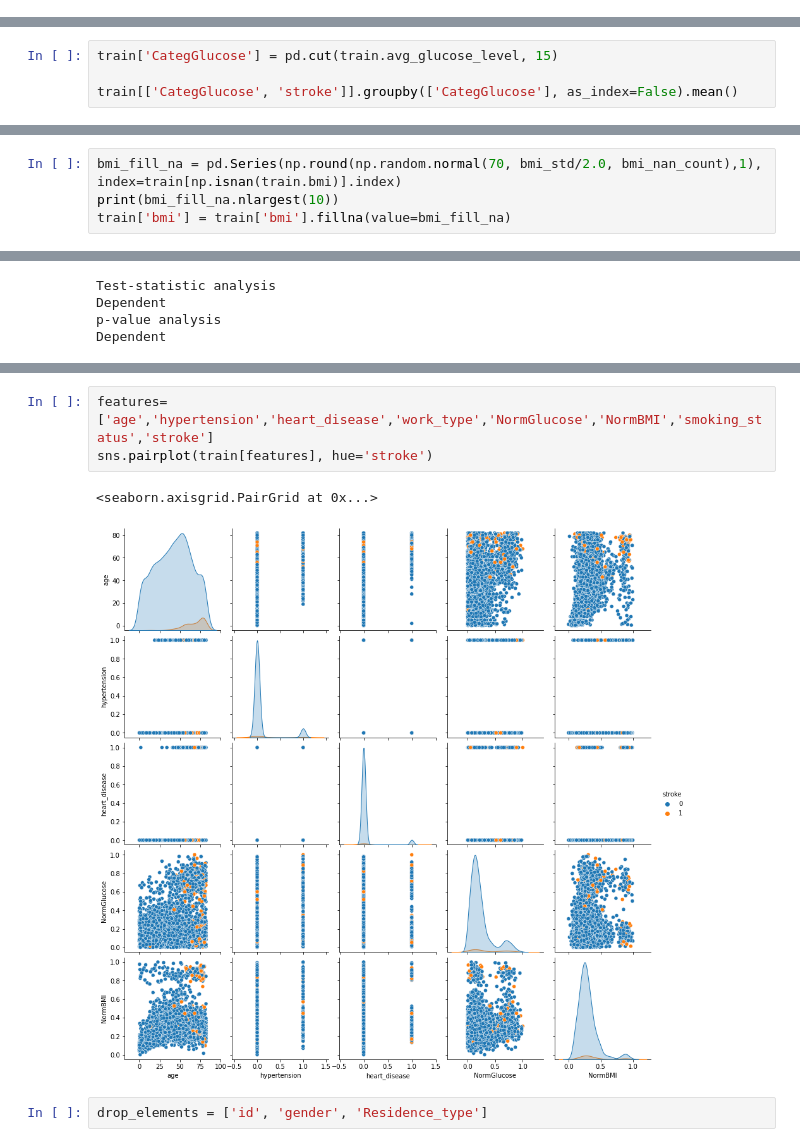
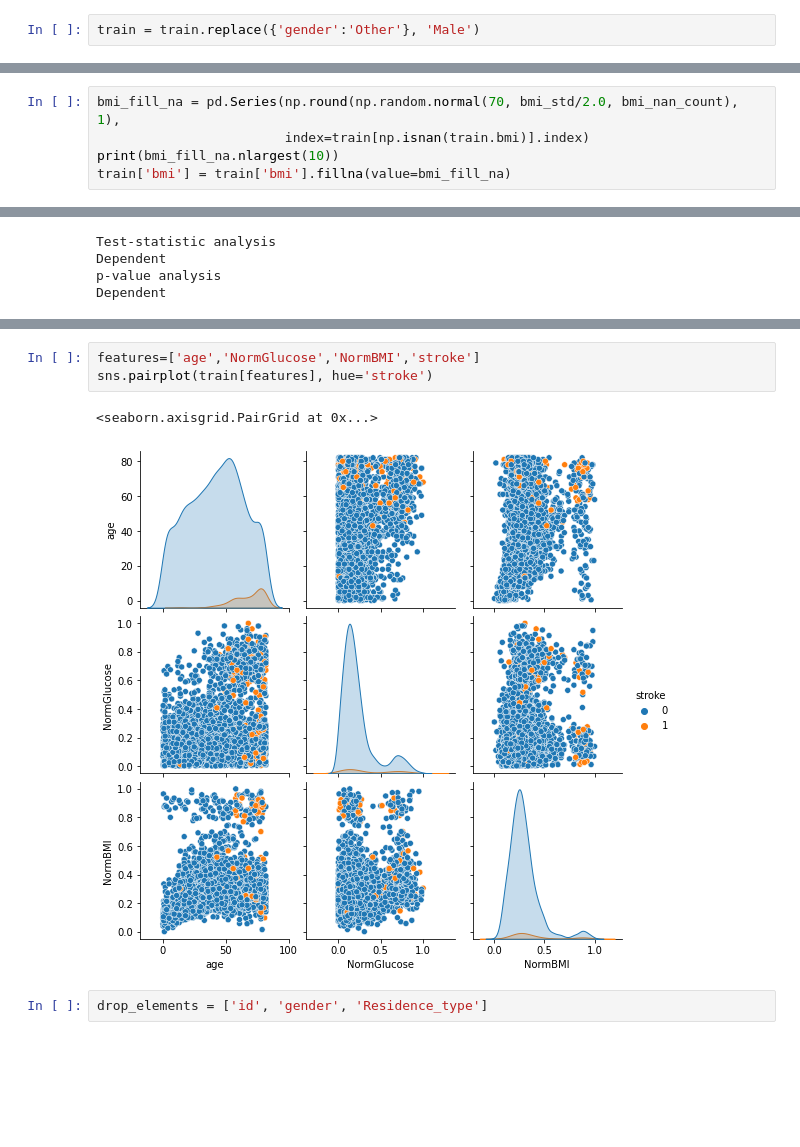
Before and after one commit to MykhaiIo/heart-attention, a Jupyter notebook: data/feature_engineering.ipynb, the cells around one changed output, grey strips where cells are left out. Cells and saved outputs as stored; diff of their text form; blank space fills up the shorter version.

```diff
--- a/data/feature_engineering.ipynb
+++ b/data/feature_engineering.ipynb
@@ -115,0 +174,2 @@ See Full Dataframe in Mito
+# %%
+train = train.replace({'gender':'Other'}, 'Male')
@@ -150,4 +248,0 @@ sns.boxplot(x=train.avg_glucose_level)
-# %%
-train['CategGlucose'] = pd.cut(train.avg_glucose_level, 15)
-
-train[['CategGlucose', 'stroke']].groupby(['CategGlucose'], as_index=False).mean()
@@ -223,5 +317,6 @@ msno.matrix(train.sort_values(by='bmi', ascending=False))
 # %%
-bmi_fill_na = pd.Series(np.round(np.random.normal(70, bmi_std/2.0, bmi_nan_count),1), index=train[np.isnan(train.bmi)].index)
+bmi_fill_na = pd.Series(np.round(np.random.normal(70, bmi_std/2.0, bmi_nan_count), 1),
+                        index=train[np.isnan(train.bmi)].index)
 print(bmi_fill_na.nlargest(10))
 train['bmi'] = train['bmi'].fillna(value=bmi_fill_na)
 # %% [output]
@@ -356,9 +476,9 @@ ax = sns.scatterplot(ax=ax, data=train, x='NormGlucose', y='NormBMI', hue='strok
 # %%
-features=['age','hypertension','heart_disease','work_type','NormGlucose','NormBMI','smoking_status','stroke']
+features=['age','NormGlucose','NormBMI','stroke']
 sns.pairplot(train[features], hue='stroke')
 # %% [output]
 <seaborn.axisgrid.PairGrid at 0x...>
-[figure, old version]
+[figure, new version]
 # %%
 drop_elements = ['id', 'gender', 'Residence_type']
 # %%
```
Also changed, not shown: parts of 60 cells of this notebook.
